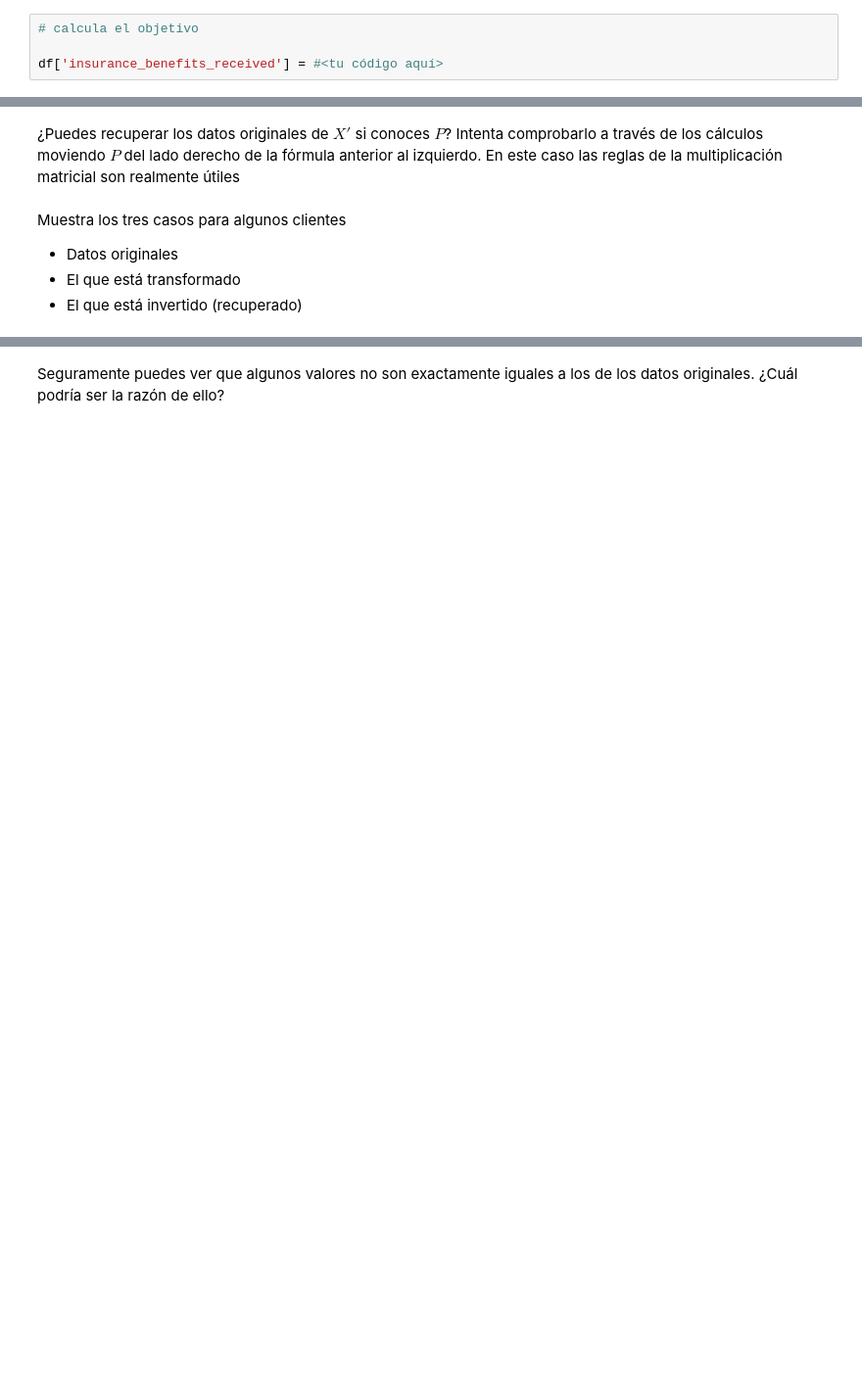
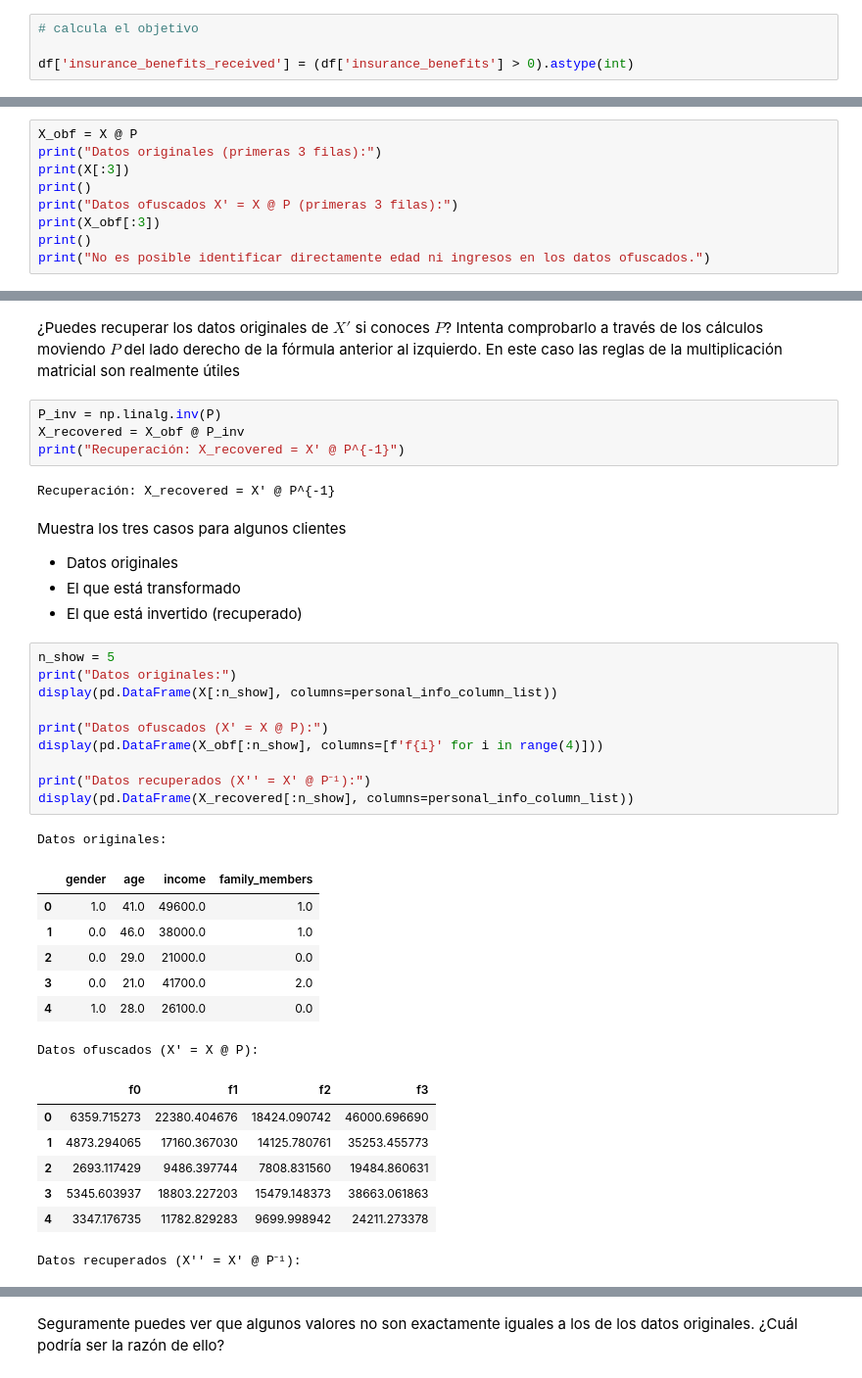
Before and after one commit to GusRojas/DadaScientist_Triple10, a Jupyter notebook: notebooks/Sprint14.ipynb, the cells around one changed output, grey strips where cells are left out. Shown at 98% size. Cells and saved outputs as stored; diff of their text form; blank space fills up the shorter version.

```diff
--- a/notebooks/Sprint14.ipynb
+++ b/notebooks/Sprint14.ipynb
@@ -189,4 +273,4 @@ Divide todos los datos correspondientes a las etapas de entrenamiento/prueba res
 # %%
 # сalcula el objetivo
 
-df['insurance_benefits_received'] = #<tu código aquí>
+df['insurance_benefits_received'] = (df['insurance_benefits'] > 0).astype(int)
@@ -326,2 +534,11 @@ Comprobar que la matriz P sea invertible
 # %% [markdown]
 ¿Puedes adivinar la edad o los ingresos de los clientes después de la transformación?
+# %%
+X_obf = X @ P
+print("Datos originales (primeras 3 filas):")
+print(X[:3])
+print()
+print("Datos ofuscados X' = X @ P (primeras 3 filas):")
+print(X_obf[:3])
+print()
+print("No es posible identificar directamente edad ni ingresos en los datos ofuscados.")
@@ -328,7 +557,39 @@ Comprobar que la matriz P sea invertible
 # %% [markdown]
 ¿Puedes recuperar los datos originales de $X'$ si conoces $P$? Intenta comprobarlo a través de los cálculos moviendo $P$ del lado derecho de la fórmula anterior al izquierdo. En este caso las reglas de la multiplicación matricial son realmente útiles
+# %%
+P_inv = np.linalg.inv(P)
+X_recovered = X_obf @ P_inv
+print("Recuperación: X_recovered = X' @ P^{-1}")
+# %% [output]
+Recuperación: X_recovered = X' @ P^{-1}
 # %% [markdown]
 Muestra los tres casos para algunos clientes
 - Datos originales
 - El que está transformado
 - El que está invertido (recuperado)
+# %%
+n_show = 5
+print("Datos originales:")
+display(pd.DataFrame(X[:n_show], columns=personal_info_column_list))
+
+print("Datos ofuscados (X' = X @ P):")
+display(pd.DataFrame(X_obf[:n_show], columns=[f'f{i}' for i in range(4)]))
+
+print("Datos recuperados (X'' = X' @ P⁻¹):")
+display(pd.DataFrame(X_recovered[:n_show], columns=personal_info_column_list))
+# %% [output]
+Datos originales:
+|  | gender | age | income | family_members |
+| 0 | 1.0 | 41.0 | 49600.0 | 1.0 |
+| 1 | 0.0 | 46.0 | 38000.0 | 1.0 |
+| 2 | 0.0 | 29.0 | 21000.0 | 0.0 |
+| 3 | 0.0 | 21.0 | 41700.0 | 2.0 |
+| 4 | 1.0 | 28.0 | 26100.0 | 0.0 |
+Datos ofuscados (X' = X @ P):
+|  | f0 | f1 | f2 | f3 |
+| 0 | 6359.715273 | 22380.404676 | 18424.090742 | 46000.696690 |
+| 1 | 4873.294065 | 17160.367030 | 14125.780761 | 35253.455773 |
+| 2 | 2693.117429 | 9486.397744 | 7808.831560 | 19484.860631 |
+| 3 | 5345.603937 | 18803.227203 | 15479.148373 | 38663.061863 |
+| 4 | 3347.176735 | 11782.829283 | 9699.998942 | 24211.273378 |
+Datos recuperados (X'' = X' @ P⁻¹):
```
Also changed, not shown: parts of 39 cells of this notebook, 1 other file.
